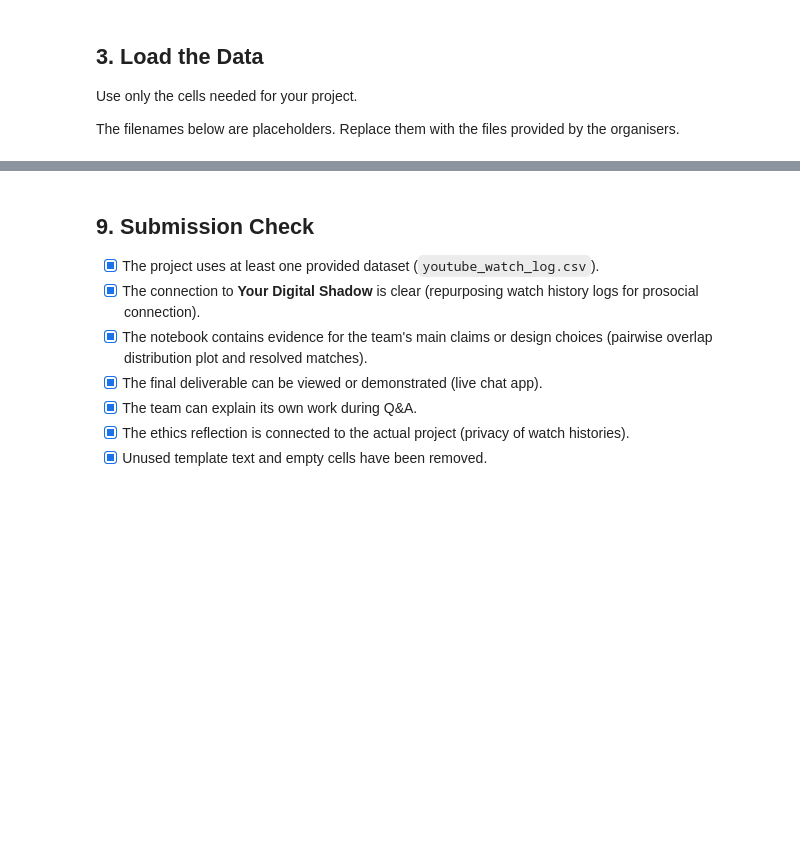
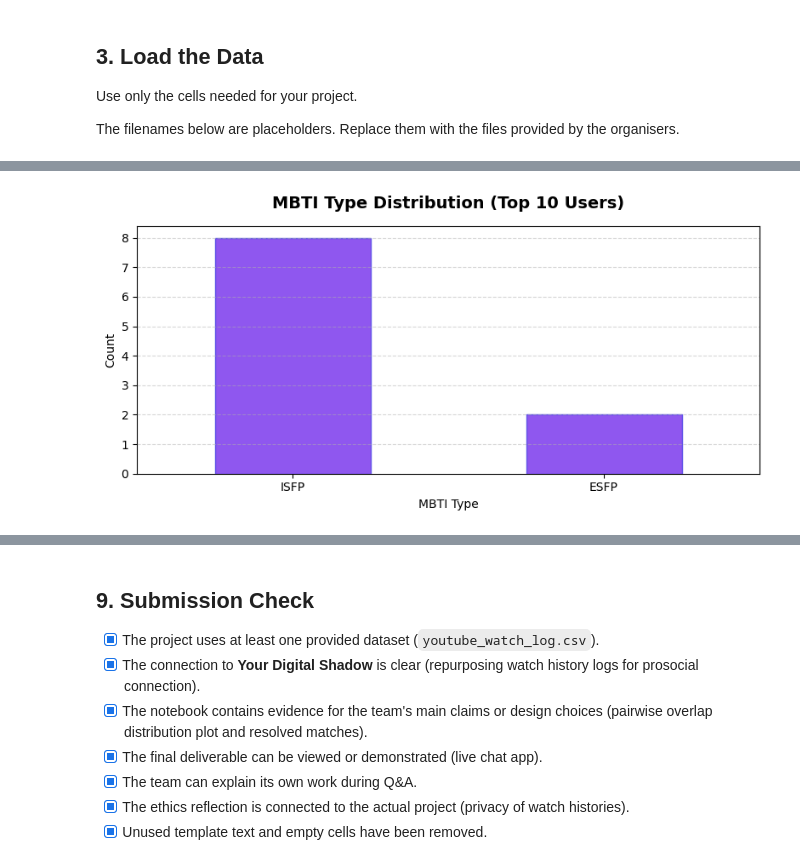
Before and after one commit to lemon1106771/Codecathon-2026, a Jupyter notebook: Swinbiggers_Code_Catalyst_Digital_Shadow_Colab_Template.ipynb, the cells around one changed output, grey strips where cells are left out. Drawn from its saved outputs; the diff is of its cells as text; code cells hidden in the pictures; blank space fills up the shorter version.

```diff
--- a/Swinbiggers_Code_Catalyst_Digital_Shadow_Colab_Template.ipynb
+++ b/Swinbiggers_Code_Catalyst_Digital_Shadow_Colab_Template.ipynb
@@ -157,0 +231,78 @@ for pair in matches_data['pairs']:
+# %%
+# MBTI Curation Persona Analysis
+# Replicate the server-side algorithm to demonstrate how MBTI is computed from watch data
+
+CATEGORIES = [
+    "Gaming Tutorials", "Lofi Chill Beats", "True Crime Essays",
+    "Space Exploration", "Tech Reviews", "Movie Analysis",
+    "ASMR Programming", "Cooking Recipes", "Yoga & Meditation", "Travel Vlogs"
+]
+
+def get_category(video_id):
+    """Deterministic category assignment via hash (mirrors server logic)"""
+    h = int(hashlib.md5(str(video_id).encode()).hexdigest(), 16)
+    return CATEGORIES[h % len(CATEGORIES)]
+
+def calculate_mbti(user_videos):
+    """Calculate MBTI type from video category ratios"""
+    counts = {}
+    total = 0
+    for vid in user_videos:
+        cat = get_category(vid)
+        counts[cat] = counts.get(cat, 0) + 1
+        total += 1
+
+    def get_count(cats):
+        return sum(counts.get(c, 0) for c in cats)
+
+    intro_cats = ["Lofi Chill Beats", "ASMR Programming", "Space Exploration", "Yoga & Meditation", "Movie Analysis"]
+    intu_cats  = ["Movie Analysis", "True Crime Essays", "Space Exploration"]
+    think_cats = ["ASMR Programming", "Tech Reviews", "Space Exploration", "Gaming Tutorials"]
+    jud_cats   = ["Yoga & Meditation", "Cooking Recipes", "Gaming Tutorials"]
+
+    intro_val = round((get_count(intro_cats) / total) * 100) if total > 0 else 50
+    intu_val  = round((get_count(intu_cats)  / total) * 100) if total > 0 else 50
+    think_val = round((get_count(think_cats) / total) * 100) if total > 0 else 50
+    jud_val   = round((get_count(jud_cats)   / total) * 100) if total > 0 else 50
+
+    I = intro_val >= 50
+    N = intu_val  >= 50
+    T = think_val >= 50
+    J = jud_val   >= 50
+
+    mbti_type = f"{'I' if I else 'E'}{'N' if N else 'S'}{'T' if T else 'F'}{'J' if J else 'P'}"
+    return mbti_type, intro_val, intu_val, think_val, jud_val
+
+# Compute MBTI for top 10 users
+active_top10 = user_counts.head(10).index.tolist()
+mbti_results = []
+for uid in active_top10:
+    vids = user_video_sets[uid]
+    mbti_type, i_val, n_val, t_val, j_val = calculate_mbti(vids)
+    mbti_results.append({
+        'User ID': uid,
+        'Videos Watched': len(vids),
+        'MBTI Type': mbti_type,
+        'I/E %': f"{i_val}% I / {100-i_val}% E",
+        'N/S %': f"{n_val}% N / {100-n_val}% S",
+        'T/F %': f"{t_val}% T / {100-t_val}% F",
+        'J/P %': f"{j_val}% J / {100-j_val}% P"
+    })
+
+df_mbti = pd.DataFrame(mbti_results)
+print("MBTI Curation Personas for Top 10 Users (computed from youtube_watch_log.csv):")
+print("="*80)
+display(df_mbti)
+
+# Plot MBTI type distribution
+type_counts = df_mbti['MBTI Type'].value_counts()
+plt.figure(figsize=(8, 4))
+type_counts.plot(kind='bar', color='#7c3aed', edgecolor='#4f46e5', alpha=0.85)
+plt.title('MBTI Type Distribution (Top 10 Users)', fontsize=14, fontweight='bold', pad=15)
+plt.xlabel('MBTI Type')
+plt.ylabel('Count')
+plt.xticks(rotation=0)
+plt.grid(axis='y', linestyle='--', alpha=0.5)
+plt.tight_layout()
+plt.show()
+# %% [output]
@@ -158,3 +322,4 @@ for pair in matches_data['pairs']:
+[figure, added]
 # %% [markdown]
 ## 5. Data Use and Evidence
 
```
Also changed, not shown: parts of 16 cells of this notebook.
